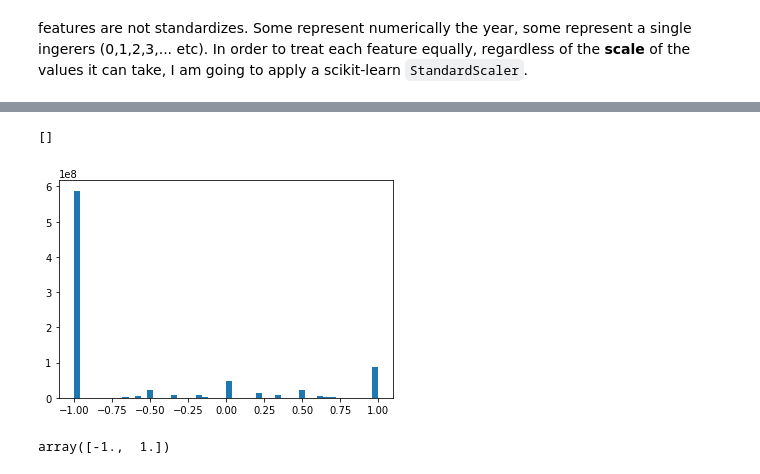
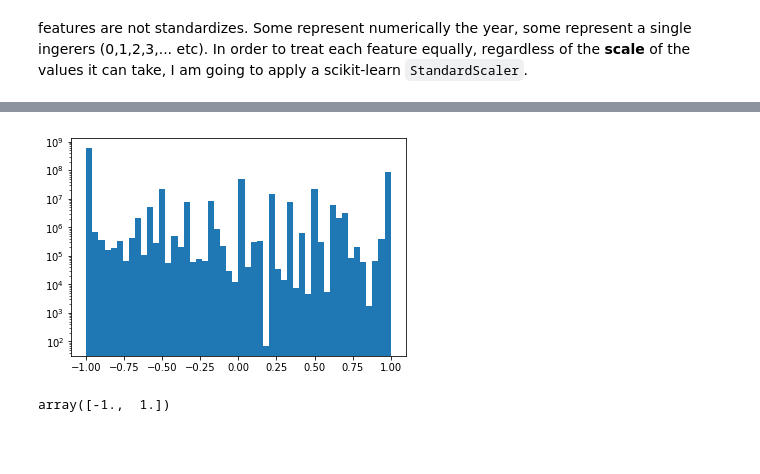
Before and after one commit to vaxherra/Arvato-Customer-Segmentation, a Jupyter notebook: Unsupervised/Unsupervised_Customer_Segmentation.ipynb, the cells around one changed output, grey strips where cells are left out. Cells and saved outputs as stored; diff of their text form; code cells hidden in the pictures; blank space fills up the shorter version.

```diff
--- a/Unsupervised/Unsupervised_Customer_Segmentation.ipynb
+++ b/Unsupervised/Unsupervised_Customer_Segmentation.ipynb
@@ -29,6 +29,6 @@ from unsupervised_utils import *
 ## b. Data
 # %%
 %%time
-joint_dataset = pd.read_csv("../arvato_data_processed/joint_dataset_imputed.csv", low_memory = False, index_col = 'Unnamed: 0' )
+joint_dataset = pd.read_csv("../arvato_data_processed/joint_dataset_imputed.csv", low_memory = True, index_col = 'Unnamed: 0' )
 joint_dataset
 # %% [output]
@@ -94,5 +67,5 @@ Wall time: 4.74 s
 # %%
 %%time
-plt.hist(joint_dataset.to_numpy().reshape(-1),log=False,bins=50)
+plt.hist(joint_dataset.to_numpy().reshape(-1),log=True,bins=50)
 plt.plot()
 # %% [output]
@@ -101,5 +74,4 @@ Wall time: 15.9 s
-[]
-[figure, old version]
+[figure, new version]
 # %%
 np.unique(joint_dataset['D19_VERSI_ONLINE_QUOTE_12_6.0'])
 # %% [output]
```
Also changed, not shown: parts of 6 cells of this notebook, 6 other files.
